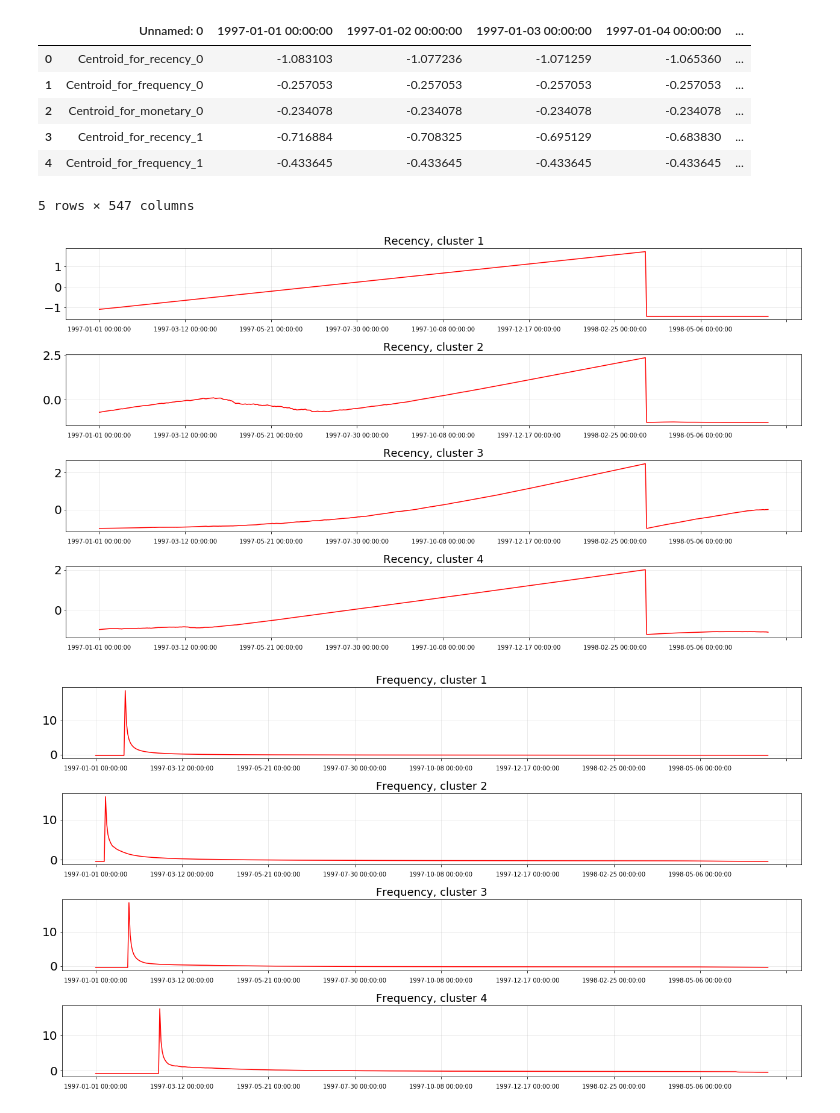
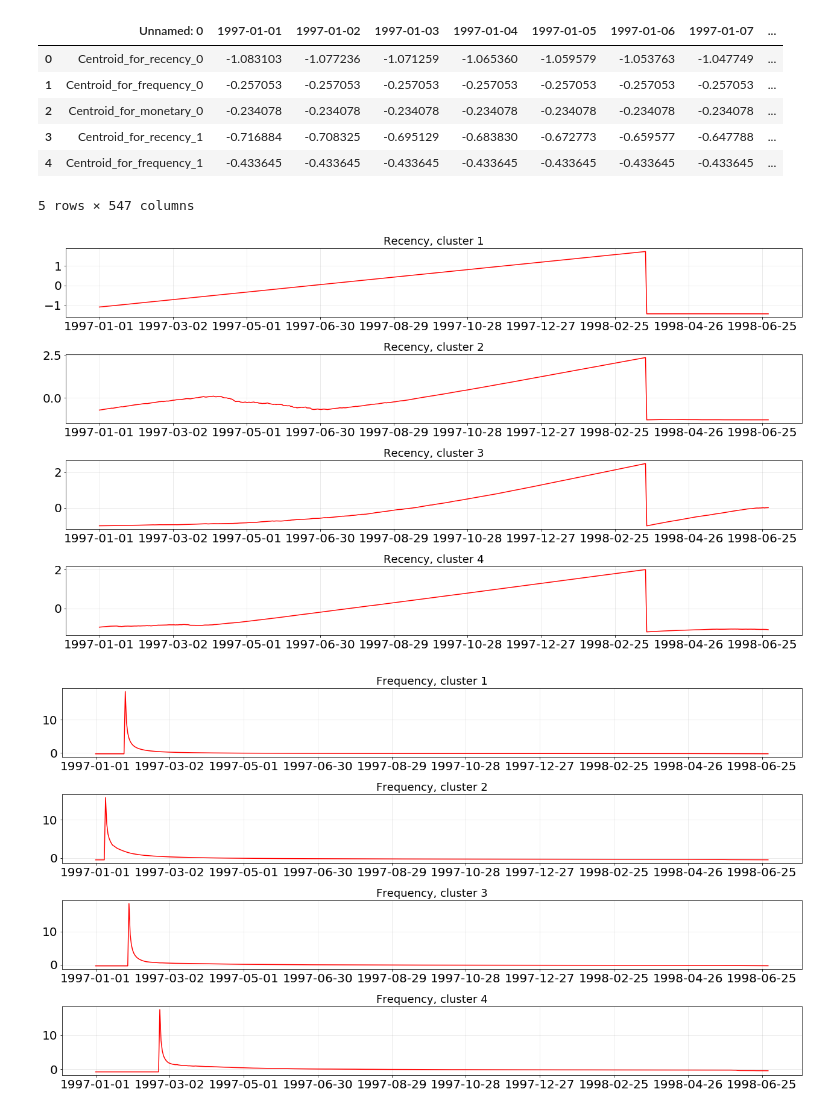
Before and after one commit to pletnev-aleksandr/demand_forecasting, a Jupyter notebook: Diagram generation.ipynb, the cells around one changed output. Saved outputs shown, nothing was run; the diff lists cells and outputs as text; code cells hidden in the pictures.

```diff
--- a/Diagram generation.ipynb
+++ b/Diagram generation.ipynb
@@ -92,50 +93,53 @@ def plot_one(uid, data,times, data_type):
 # %%
 df_centroids = pd.read_csv('Export\cdnow\cdnow_cluster_centroids_2000.csv')
+df_centroids.columns = [x[:10] for x in df_centroids.columns]
 df_centroids.head()
 # %% [output]
-|  | Unnamed: 0 | 1997-01-01 00:00:00 | 1997-01-02 00:00:00 | 1997-01-03 00:00:00 | 1997-01-04 00:00:00 | ... |
-| 0 | Centroid_for_recency_0 | -1.083103 | -1.077236 | -1.071259 | -1.065360 | ... |
-| 1 | Centroid_for_frequency_0 | -0.257053 | -0.257053 | -0.257053 | -0.257053 | ... |
-| 2 | Centroid_for_monetary_0 | -0.234078 | -0.234078 | -0.234078 | -0.234078 | ... |
-| 3 | Centroid_for_recency_1 | -0.716884 | -0.708325 | -0.695129 | -0.683830 | ... |
-| 4 | Centroid_for_frequency_1 | -0.433645 | -0.433645 | -0.433645 | -0.433645 | ... |
+|  | Unnamed: 0 | 1997-01-01 | 1997-01-02 | 1997-01-03 | 1997-01-04 | 1997-01-05 | 1997-01-06 | 1997-01-07 | ... |
+| 0 | Centroid_for_recency_0 | -1.083103 | -1.077236 | -1.071259 | -1.065360 | -1.059579 | -1.053763 | -1.047749 | ... |
+| 1 | Centroid_for_frequency_0 | -0.257053 | -0.257053 | -0.257053 | -0.257053 | -0.257053 | -0.257053 | -0.257053 | ... |
+| 2 | Centroid_for_monetary_0 | -0.234078 | -0.234078 | -0.234078 | -0.234078 | -0.234078 | -0.234078 | -0.234078 | ... |
+| 3 | Centroid_for_recency_1 | -0.716884 | -0.708325 | -0.695129 | -0.683830 | -0.672773 | -0.659577 | -0.647788 | ... |
+| 4 | Centroid_for_frequency_1 | -0.433645 | -0.433645 | -0.433645 | -0.433645 | -0.433645 | -0.433645 | -0.433645 | ... |
 5 rows × 547 columns
 # %%
 plt.figure()
 for yi in range(4):
     plt.subplot(4, 1, 1 + yi)
     plt.plot(df_centroids.columns[1:],df_centroids.iloc[0+yi*3,:][1:].ravel(), "r-")
-    plt.rcParams['xtick.labelsize'] = 10
+    plt.rcParams['xtick.labelsize'] = 20
     plt.rcParams['ytick.labelsize'] = 20
     plt.rcParams['font.size'] = 15
     plt.rcParams['legend.fontsize'] = 15
     plt.gcf().set_size_inches(18, 10)
-    loc = plticker.MultipleLocator(base=70)
+    loc = plticker.MultipleLocator(base=60)
     plt.gca().xaxis.set_major_locator(loc)
     plt.grid(alpha=0.3)
     plt.title("Recency, cluster %d" % (yi + 1))
 plt.tight_layout()
+plt.savefig('plots/cdnow_centroids_recency.jpg',dpi = 300)
 plt.show()
 # %% [output]
-[figure, old version]
+[figure, new version]
 # %%
 plt.figure()
 for yi in range(4):
     plt.subplot(4, 1, 1 + yi)
     plt.plot(df_centroids.columns[1:],df_centroids.iloc[1+yi*3,:][1:].ravel(), "r-")
-    plt.rcParams['xtick.labelsize'] = 10
+    plt.rcParams['xtick.labelsize'] = 20
     plt.rcParams['ytick.labelsize'] = 20
     plt.rcParams['font.size'] = 15
     plt.rcParams['legend.fontsize'] = 15
     plt.gcf().set_size_inches(18, 10)
-    loc = plticker.MultipleLocator(base=70)
+    loc = plticker.MultipleLocator(base=60)
     plt.gca().xaxis.set_major_locator(loc)
     plt.grid(alpha=0.3)
     plt.title("Frequency, cluster %d" % (yi + 1))
 plt.tight_layout()
+plt.savefig('plots/cdnow_centroids_frequency.jpg',dpi = 300)
 plt.show()
 # %% [output]
-[figure, old version]
+[figure, new version]
 # %%
 plt.figure()
 for yi in range(4):
```
Also changed, not shown: parts of 6 cells of this notebook.
